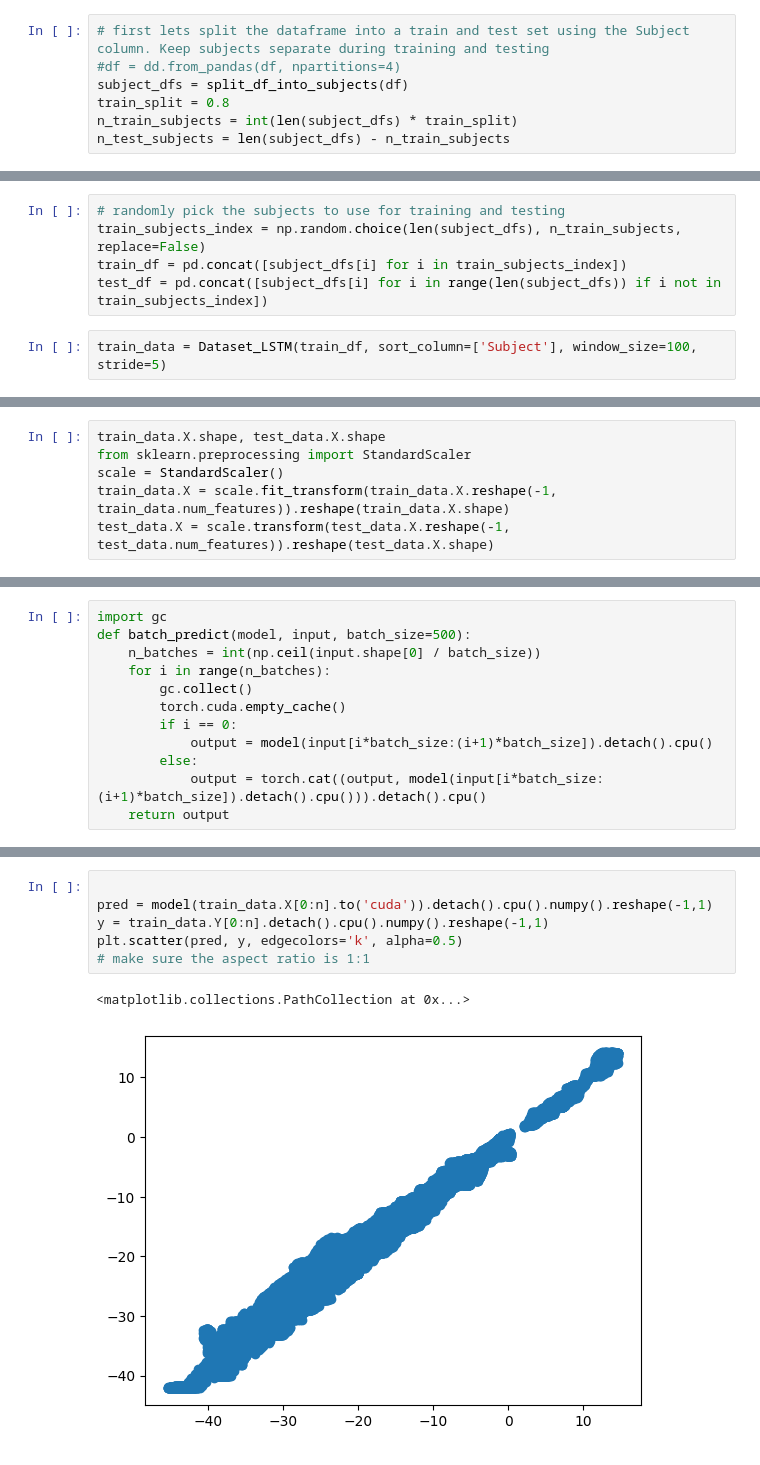
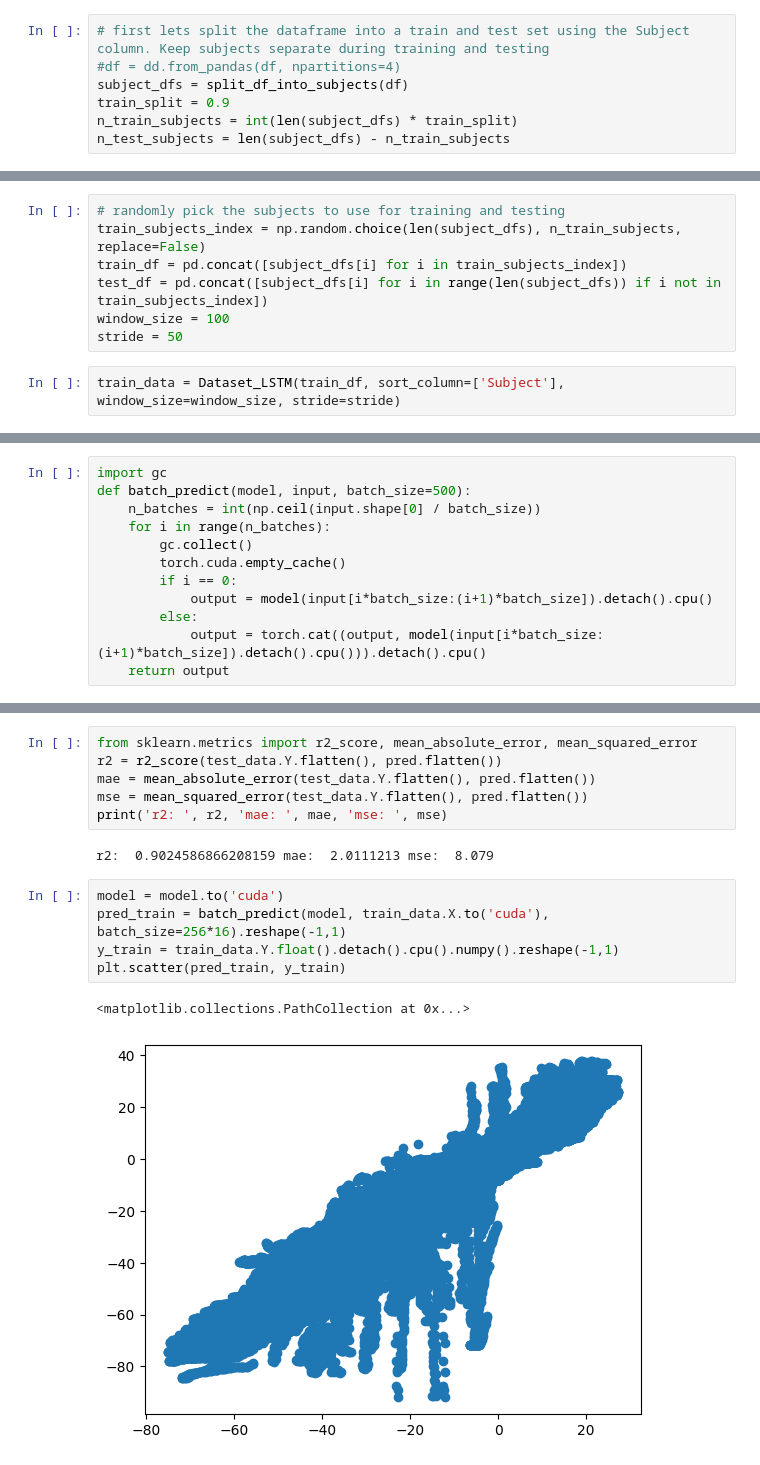
Before and after one commit to ericfonseca95/kmk, a Jupyter notebook: notebooks/LSTM_PRETRAIN.ipynb, the cells around one changed output, grey strips where cells are left out. Drawn from its saved outputs; the diff is of its cells as text.

```diff
--- a/notebooks/LSTM_PRETRAIN.ipynb
+++ b/notebooks/LSTM_PRETRAIN.ipynb
@@ -213,7 +151,7 @@ df
 # first lets split the dataframe into a train and test set using the Subject column. Keep subjects separate during training and testing
 #df = dd.from_pandas(df, npartitions=4)
 subject_dfs = split_df_into_subjects(df)
-train_split = 0.8
+train_split = 0.9
 n_train_subjects = int(len(subject_dfs) * train_split)
 n_test_subjects = len(subject_dfs) - n_train_subjects
 # %%
@@ -225,6 +163,8 @@ n_test_subjects, n_train_subjects
 train_subjects_index = np.random.choice(len(subject_dfs), n_train_subjects, replace=False)
 train_df = pd.concat([subject_dfs[i] for i in train_subjects_index])
 test_df = pd.concat([subject_dfs[i] for i in range(len(subject_dfs)) if i not in train_subjects_index])
+window_size = 100
+stride = 50
 # %%
-train_data = Dataset_LSTM(train_df, sort_column=['Subject'], window_size=100, stride=5)
+train_data = Dataset_LSTM(train_df, sort_column=['Subject'], window_size=window_size, stride=stride)
 # %%
@@ -232,6 +171,0 @@ test_data = Dataset_LSTM(test_df, sort_column=['Subject'], window_size=100, stri
-# %%
-train_data.X.shape, test_data.X.shape
-from sklearn.preprocessing import StandardScaler
-scale = StandardScaler()
-train_data.X = scale.fit_transform(train_data.X.reshape(-1, train_data.num_features)).reshape(train_data.X.shape)
-test_data.X = scale.transform(test_data.X.reshape(-1, test_data.num_features)).reshape(test_data.X.shape)
@@ -345,10 +289,17 @@ ax.plot([0, 1], [0, 1], transform=ax.transAxes, color='red')
+# %%
+from sklearn.metrics import r2_score, mean_absolute_error, mean_squared_error
+r2 = r2_score(test_data.Y.flatten(), pred.flatten())
+mae = mean_absolute_error(test_data.Y.flatten(), pred.flatten())
+mse = mean_squared_error(test_data.Y.flatten(), pred.flatten())
+print('r2: ', r2, 'mae: ', mae, 'mse: ', mse)
+# %% [output]
+r2:  0.9024586866208159 mae:  2.0111213 mse:  8.079
 # %%
-
-pred = model(train_data.X[0:n].to('cuda')).detach().cpu().numpy().reshape(-1,1)
-y = train_data.Y[0:n].detach().cpu().numpy().reshape(-1,1)
-plt.scatter(pred, y, edgecolors='k', alpha=0.5)
-# make sure the aspect ratio is 1:1
+model = model.to('cuda')
+pred_train = batch_predict(model, train_data.X.to('cuda'), batch_size=256*16).reshape(-1,1)
+y_train = train_data.Y.float().detach().cpu().numpy().reshape(-1,1)
+plt.scatter(pred_train, y_train)
 # %% [output]
 <matplotlib.collections.PathCollection at 0x...>
-[figure, old version]
+[figure, new version]
 # %%
```
Also changed, not shown: parts of 25 cells of this notebook, 5 other files.
